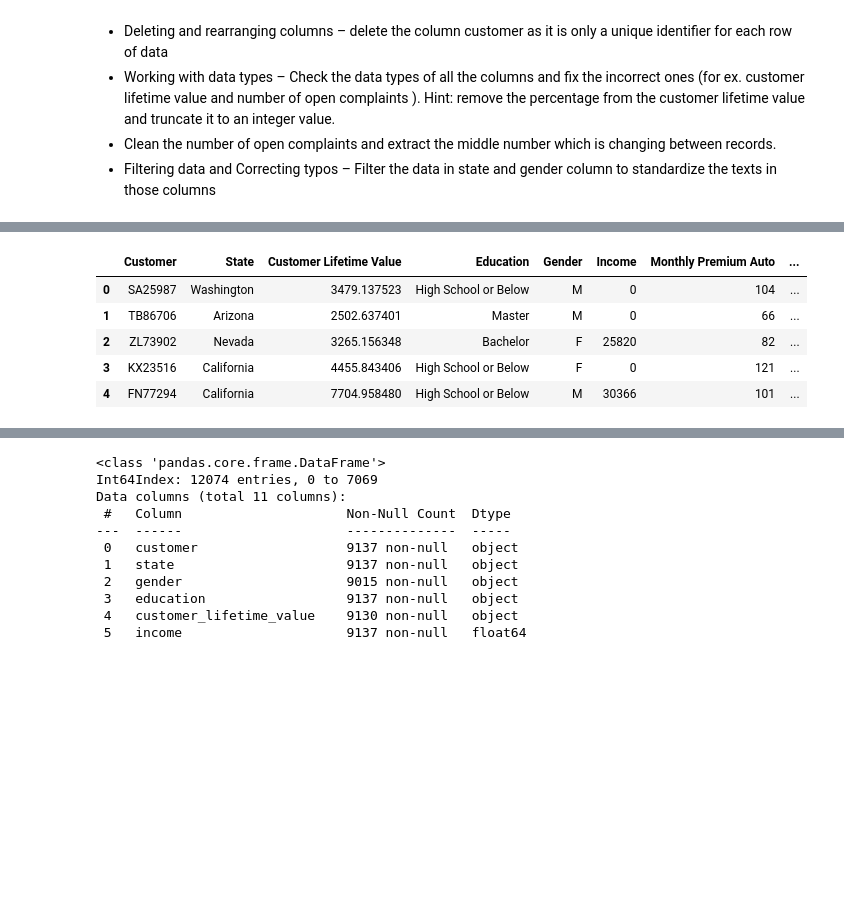
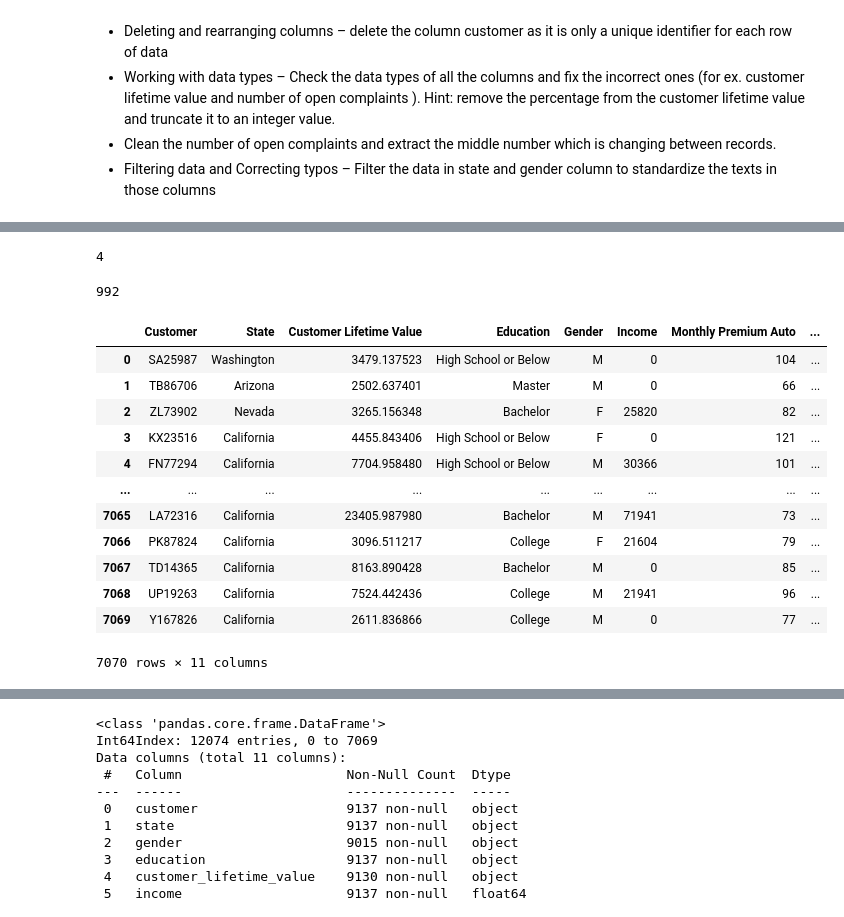
Before and after one commit to dablancog/Angelica_Ironhack_Labs, a Jupyter notebook: Week_2/Week_2_Activity_1_Lab.ipynb, the cells around one changed output, grey strips where cells are left out. Cells and saved outputs as stored; diff of their text form; code cells hidden in the pictures; blank space fills up the shorter version.

```diff
--- a/Week_2/Week_2_Activity_1_Lab.ipynb
+++ b/Week_2/Week_2_Activity_1_Lab.ipynb
@@ -76,14 +103,30 @@ Data columns (total 11 columns):
 dtypes: float64(1), int64(2), object(8)
 memory usage: 85.7+ KB
+# %%
+file2_df['Customer Lifetime Value'].isna().sum()
+# %% [output]
+4
+# %%
+count_percent2 = file2_df['Customer Lifetime Value'].str.contains('%').sum()
+count_percent2
+# %% [output]
+992
 # %%
-file3_df.head()
+file3_df
 # %% [output]
 |  | Customer | State | Customer Lifetime Value | Education | Gender | Income | Monthly Premium Auto | ... |
 | 0 | SA25987 | Washington | 3479.137523 | High School or Below | M | 0 | 104 | ... |
 | 1 | TB86706 | Arizona | 2502.637401 | Master | M | 0 | 66 | ... |
 | 2 | ZL73902 | Nevada | 3265.156348 | Bachelor | F | 25820 | 82 | ... |
 | 3 | KX23516 | California | 4455.843406 | High School or Below | F | 0 | 121 | ... |
 | 4 | FN77294 | California | 7704.958480 | High School or Below | M | 30366 | 101 | ... |
+| ... | ... | ... | ... | ... | ... | ... | ... | ... |
+| 7065 | LA72316 | California | 23405.987980 | Bachelor | M | 71941 | 73 | ... |
+| 7066 | PK87824 | California | 3096.511217 | College | F | 21604 | 79 | ... |
+| 7067 | TD14365 | California | 8163.890428 | Bachelor | M | 0 | 85 | ... |
+| 7068 | UP19263 | California | 7524.442436 | College | M | 21941 | 96 | ... |
+| 7069 | Y167826 | California | 2611.836866 | College | M | 0 | 77 | ... |
+7070 rows × 11 columns
 # %%
 file3_df.info()
 # %% [output]
```
Also changed, not shown: parts of 38 cells of this notebook, 1 other file.
